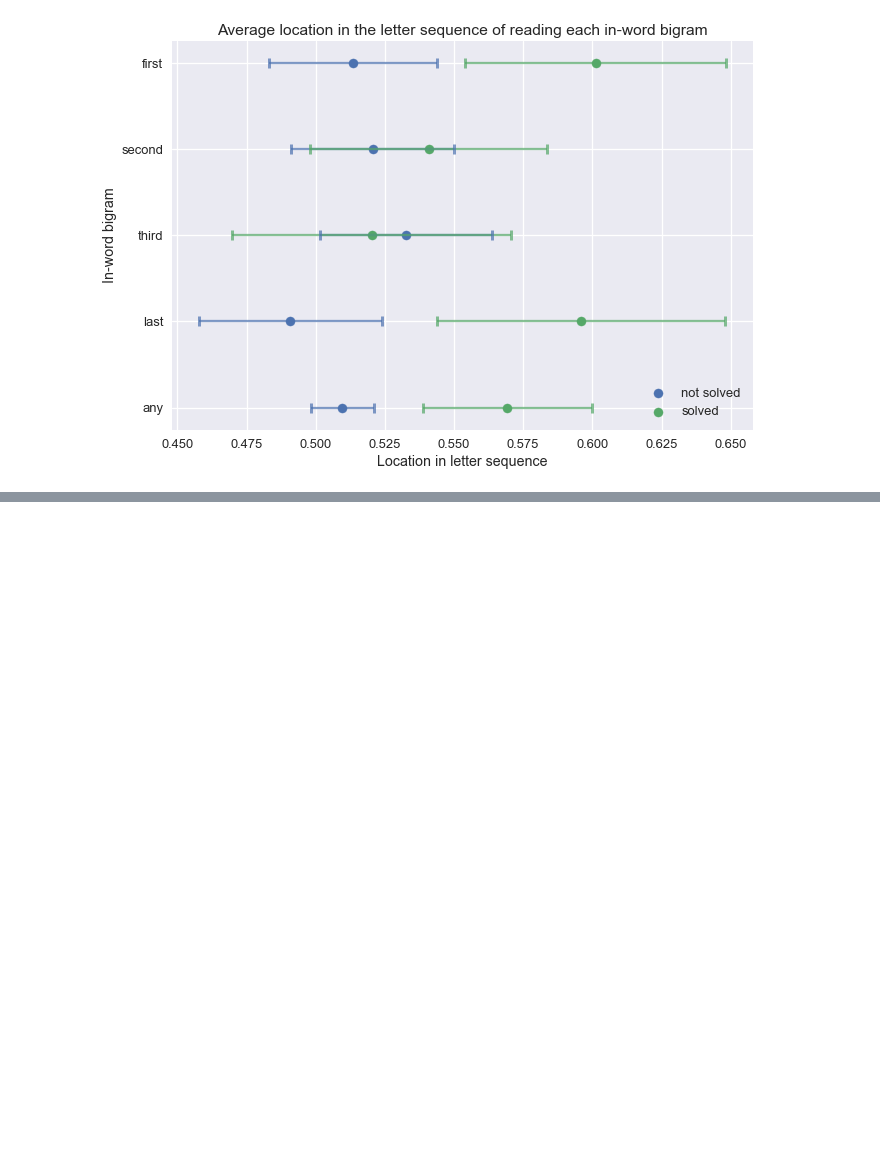
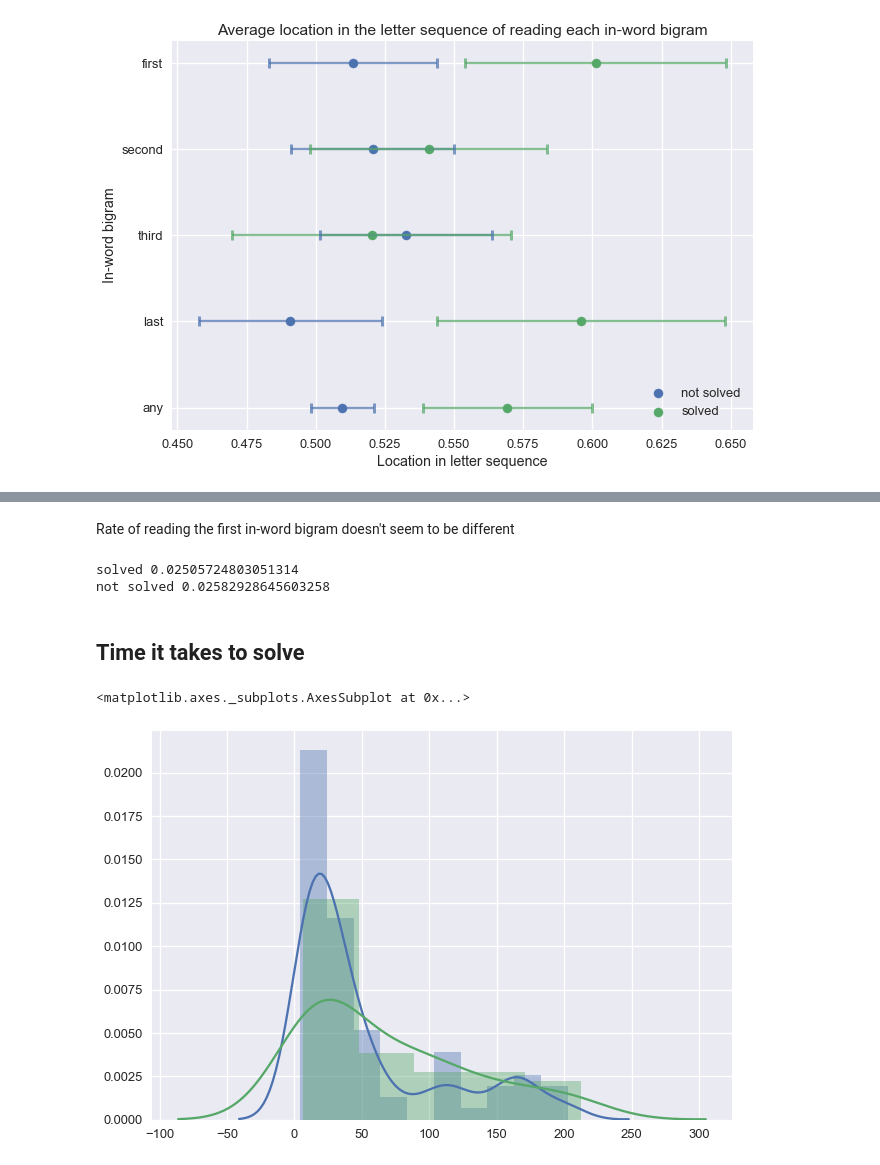
Before and after one commit to jessebmurray/eyetracking, a Jupyter notebook: letter_seq_work.ipynb, the cells around one changed output, grey strips where cells are left out. Saved outputs shown, nothing was run; the diff lists cells and outputs as text; code cells hidden in the pictures; blank space fills up the shorter version.

```diff
--- a/letter_seq_work.ipynb
+++ b/letter_seq_work.ipynb
@@ -211,0 +235,10 @@ plt.show()
+# %% [markdown]
+Rate of reading the first in-word bigram doesn't seem to be different
+# %%
+print('solved', sum(solved_prop_first) / len(solved_prop_first))
+print('not solved', sum(not_solved_prop_first) / len(not_solved_prop_first))
+# %% [output]
+solved 0.02505724803051314
+not solved 0.02582928645603258
+# %% [markdown]
+## Time it takes to solve
@@ -211,0 +248,7 @@ plt.show()
+# %%
+# sns.distplot(not_solved_timelengths)
+sns.distplot(five_solved_timelengths)
+sns.distplot(six_solved_timelengths)
+# %% [output]
+<matplotlib.axes._subplots.AxesSubplot at 0x...>
+[figure, added]
```
Also changed, not shown: parts of 20 cells of this notebook.
